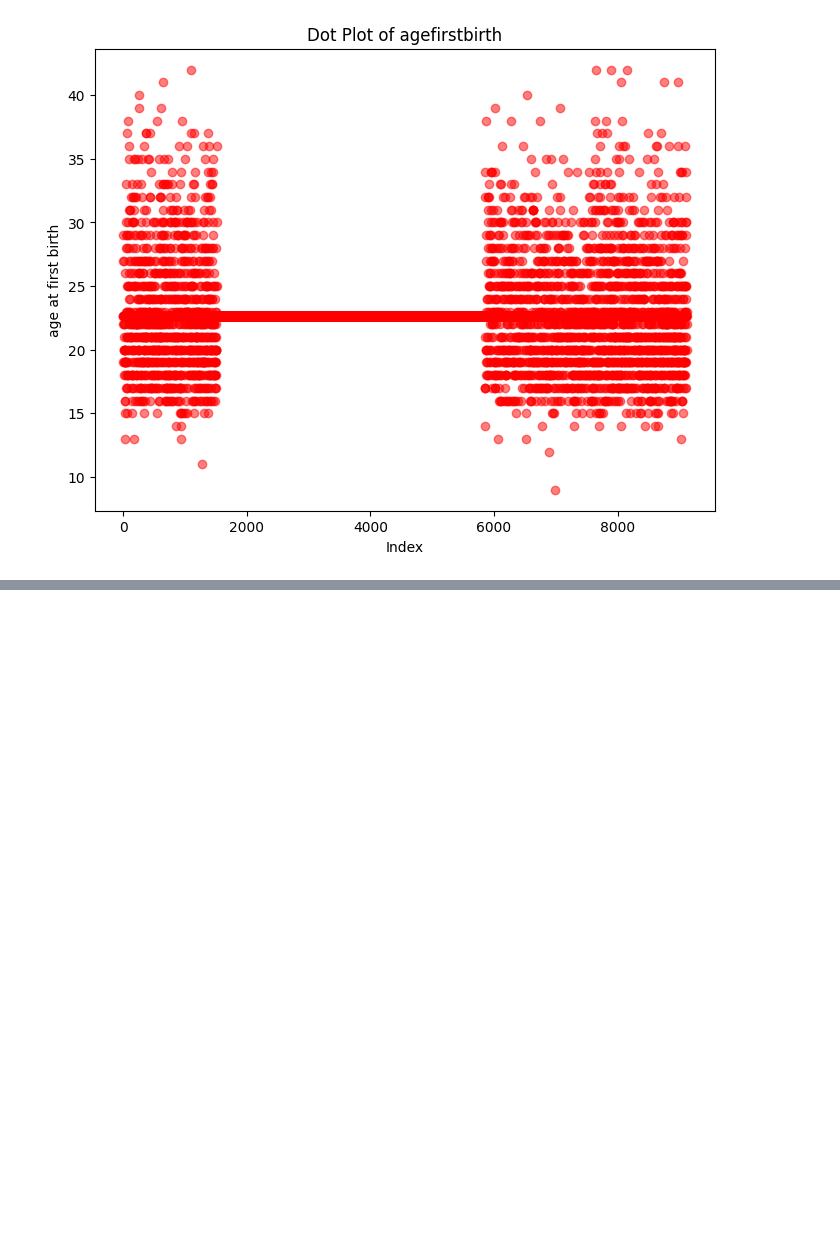
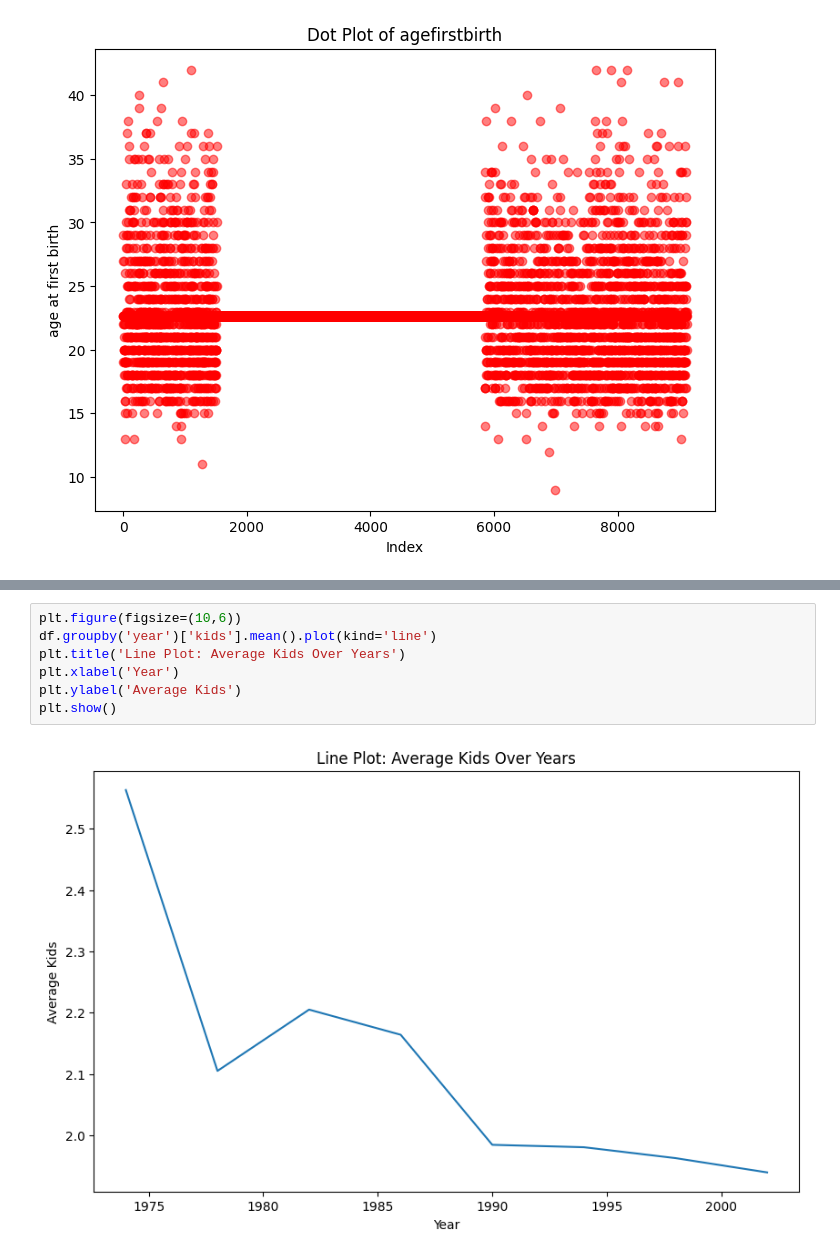
Before and after one commit to SakshamEDA-DA/DA, a Jupyter notebook: 21BDS0036_DA.ipynb, the cells around one changed output, grey strips where cells are left out. Drawn from its saved outputs; the diff is of its cells as text; blank space fills up the shorter version.

```diff
--- a/21BDS0036_DA.ipynb
+++ b/21BDS0036_DA.ipynb
@@ -381,0 +380,9 @@ plt.show()
+# %%
+plt.figure(figsize=(10,6))
+df.groupby('year')['kids'].mean().plot(kind='line')
+plt.title('Line Plot: Average Kids Over Years')
+plt.xlabel('Year')
+plt.ylabel('Average Kids')
+plt.show()
+# %% [output]
+[figure, added]
```
Also changed, not shown: parts of 15 cells of this notebook.
